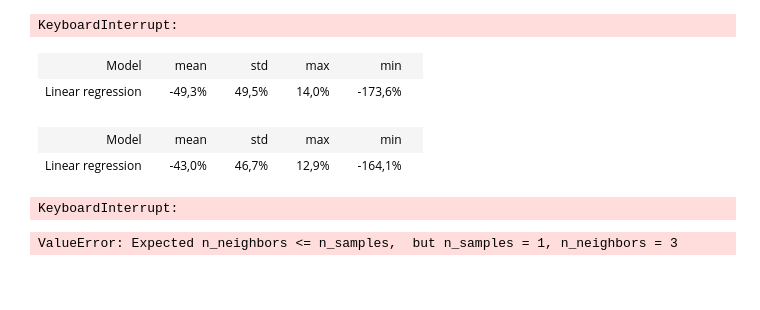
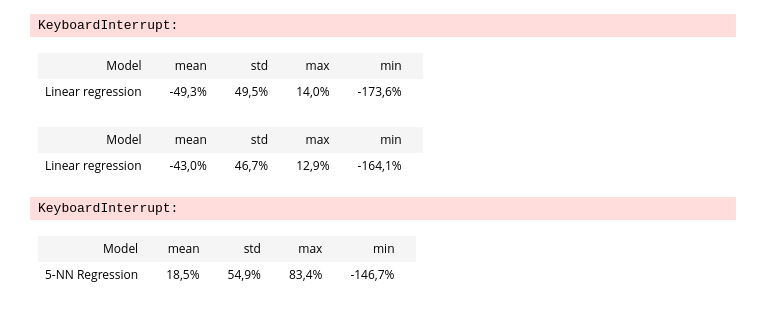
Before and after one commit to Miikkasna/cablepredictions, a Jupyter notebook: Area specific cable quantities.ipynb, the cells around one changed output. Cells and saved outputs as stored; diff of their text form; code cells hidden in the pictures; blank space fills up the shorter version.

```diff
--- a/Area specific cable quantities.ipynb
+++ b/Area specific cable quantities.ipynb
@@ -504,8 +504,9 @@ ships = data[:, 0]
 
 # init regression models
 models = dict()
-models['1-NN Regression'] = KNeighborsRegressor(1, weights='distance')
-models['3-NN Regression'] = KNeighborsRegressor(3, weights='distance')
+#models['1-NN Regression'] = KNeighborsRegressor(1, weights='distance')
+#models['3-NN Regression'] = KNeighborsRegressor(3, weights='distance')
+models['5-NN Regression'] = KNeighborsRegressor(5, weights='distance')
 
 # init lpo split
 p = 2 #ships
@@ -553,31 +554,32 @@ for model_name in models.keys():
                 " SELECT area_dataset.project_id as project_id, area_dataset.area, area_dataset.area_type as area_type, areas.squares as squares, count(*) as cable_count"
                 " FROM area_dataset"
                 " LEFT JOIN areas ON areas.project_id=area_dataset.project_id AND areas.area=area_dataset.area"
                 " WHERE area_dataset.project_id = {} OR area_dataset.project_id = {}"
                 " GROUP BY area_dataset.project_id, area_dataset.area, area_dataset.area_type, squares"
                 " ) cable_counts LEFT JOIN projects ON projects.project_id=cable_counts.project_id"
                 " WHERE area_type='{}' AND squares IS NOT NULL"
                 .format(s1,s2,area_type)
             )
             data = np.array(cursor.fetchall()).astype('float32')
             if data.shape[0] < model.n_neighbors:
                 continue
             X_test = data[:, [0, 1]]
             y = data[:, -1]
             # normalize features
             X_test = scaler.transform(X_test) #normalize features
             # predict
             preds = np.concatenate((preds, model.predict(X_test)))
             y_test = np.concatenate((y_test, y))
 
 
         # calculate area predictions cv score
         if y_test.shape[0] > 0:
             score = mape(y_test, preds)
             scores.append(score)
 
     scores = np.array(scores)
     table_rows.append((model_name, 1-scores.mean(), scores.std(), 1-scores.min(), 1-scores.max()))
 display_table(table_rows)
 # %% [output]
-ValueError: Expected n_neighbors <= n_samples,  but n_samples = 1, n_neighbors = 3
+| Model |  | mean |  | std |  | max |  | min |  |
+| 5-NN Regression |  | 18,5% |  | 54,9% |  | 83,4% |  | -146,7% |  |
```
Also changed, not shown: 1 other file.
